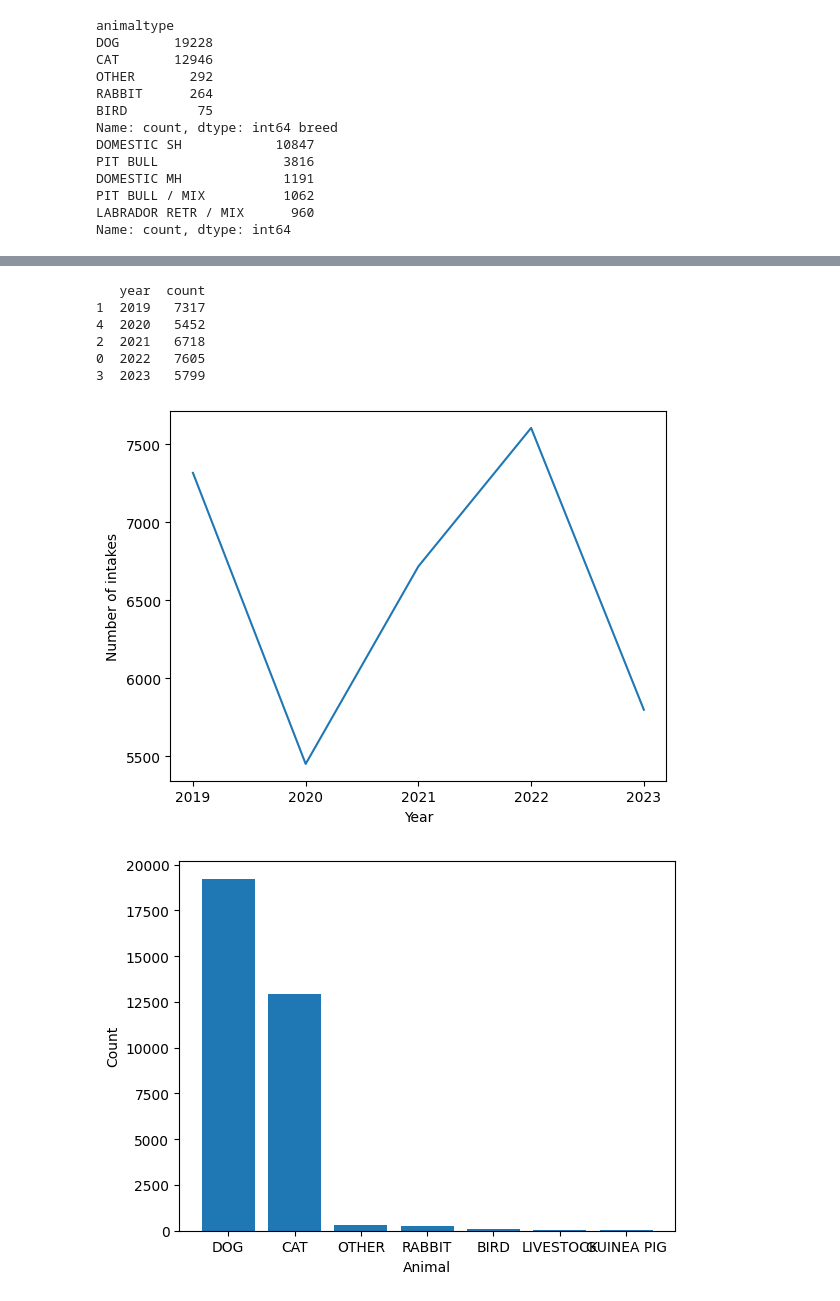
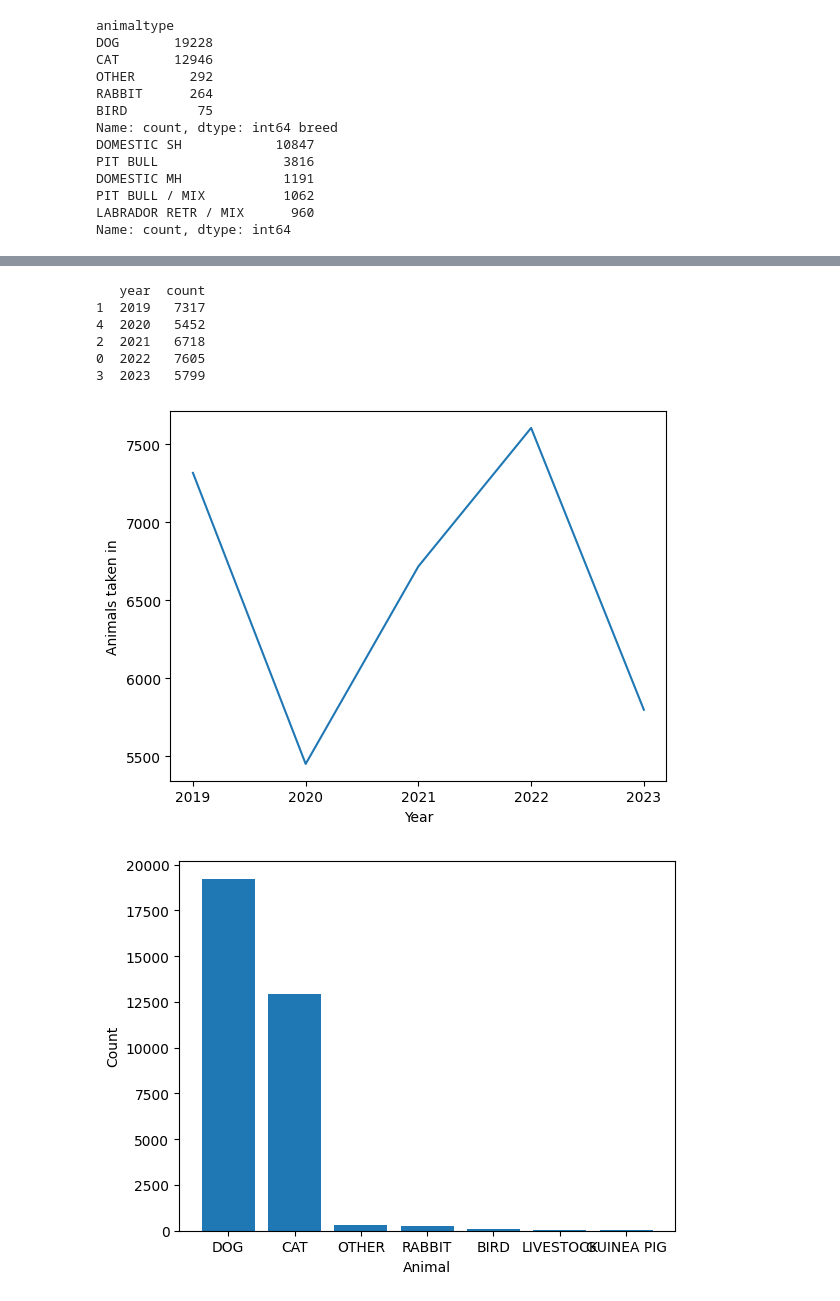
Before and after one commit to jmpurvis0/Capstone-Project, a Jupyter notebook: Animal Data.ipynb, the cells around one changed output, grey strips where cells are left out. Cells and saved outputs as stored; diff of their text form; code cells hidden in the pictures.

```diff
--- a/Animal Data.ipynb
+++ b/Animal Data.ipynb
@@ -126,28 +126,28 @@ Name: count, dtype: int64
 # %%
 #line graph
 #number of intakes over the years
 #print(df.value_counts('indate year'), df.value_counts('outdate year'))
 indate_df = df.value_counts('indate year').reset_index().sort_values(['indate year'])
 indate_df.columns = ['year', 'count']
 
 print(indate_df)
 
 #change X axis to only show integers
 ax = plt.figure().gca()
 ax.xaxis.set_major_locator(MaxNLocator(integer=True))
 
 plt.plot(indate_df['year'], indate_df['count'])
 plt.xlabel('Year')
-plt.ylabel('Number of intakes')
+plt.ylabel('Animals taken in')
 plt.show()
 # %% [output]
    year  count
 1  2019   7317
 4  2020   5452
 2  2021   6718
 0  2022   7605
 3  2023   5799
-[figure, old version]
+[figure, new version]
 # %%
 animal_count_df = df.value_counts('animaltype').reset_index()
 animal_count_df.columns = ['animal', 'count']
```
Also changed, not shown: parts of 1 cell of this notebook, 1 other file.
